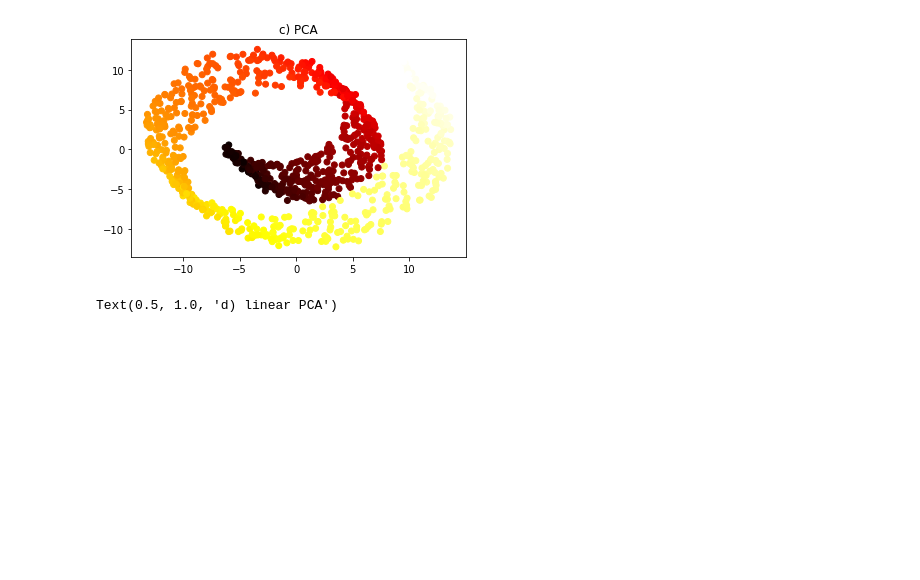
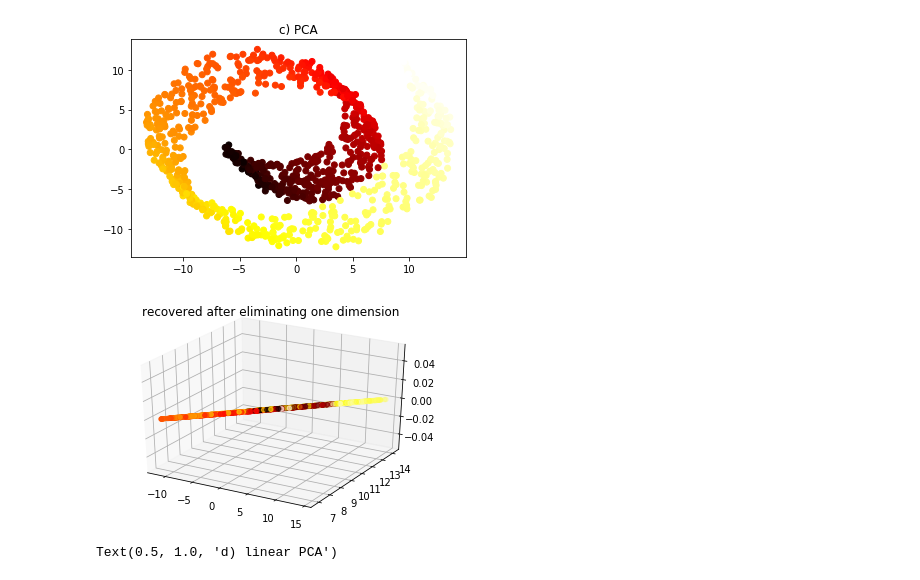
Before and after one commit to dtrad/geoml_course, a Jupyter notebook: Practice15DimRed.ipynb, the cells around one changed output. Saved outputs shown, nothing was run; the diff lists cells and outputs as text; code cells hidden in the pictures; blank space fills up the shorter version.

```diff
--- a/Practice15DimRed.ipynb
+++ b/Practice15DimRed.ipynb
@@ -332,6 +349,16 @@ plt.title("c) PCA")
 # %% [output]
 Text(0.5, 1.0, 'c) PCA')
 [figure]
+# %%
+X2DR = pca.inverse_transform(X2D)
+fig = plt.figure()
+ax = plt.axes(projection='3d')
+#ax.scatter(X2D[:,0],X2D[:,1],X2D[:,2],c=t, cmap=plt.cm.hot);
+ax.scatter(X2DR[:,0],X2DR[:,1],c=t, cmap=plt.cm.hot);
+plt.title('recovered after eliminating one dimension')
+plt.show()
+# %% [output]
+[figure, added]
 # %%
 from sklearn.decomposition import KernelPCA
 lin_pca = KernelPCA(n_components = 2, kernel="linear", fit_inverse_transform=True)
```
Also changed, not shown: parts of 15 cells of this notebook.
